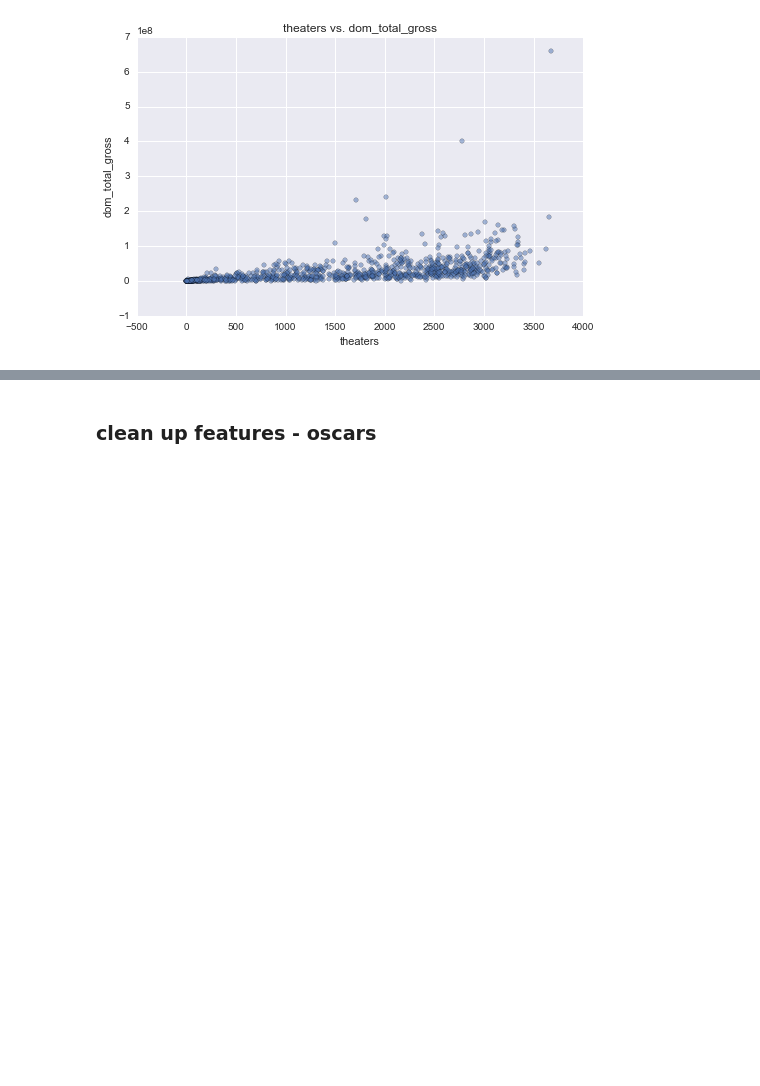
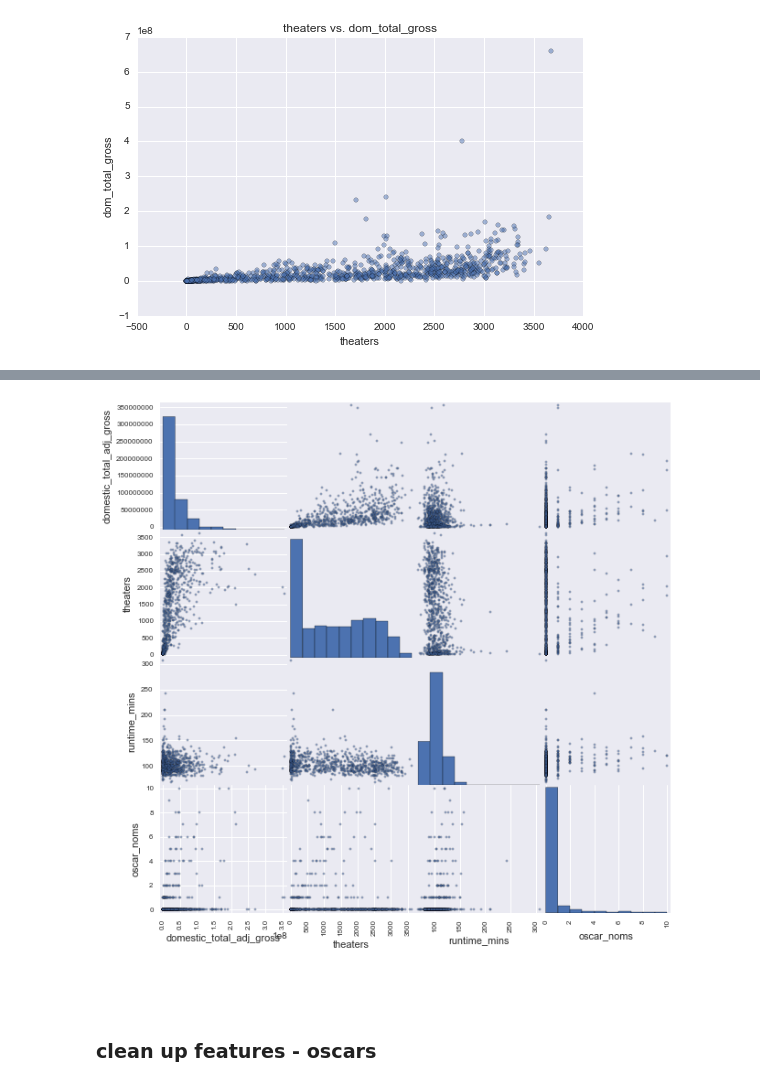
Before and after one commit to dianalam/movie-predictor, a Jupyter notebook: luther-analysis.ipynb, the cells around one changed output, grey strips where cells are left out. Drawn from its saved outputs; the diff is of its cells as text; code cells hidden in the pictures; blank space fills up the shorter version.

```diff
--- a/luther-analysis.ipynb
+++ b/luther-analysis.ipynb
@@ -330,3 +343,13 @@ plot_continuous('theaters', 'dom_total_gross', newer_movies)
+# %%
+# plot dom total adj gross vs features
+features = ['domestic_total_adj_gross', 'clean_rating', 'theaters', 'new_genre', 'runtime_mins', 'season', 'oscar_noms']
+
+scatter_matrix(train[features], figsize = (10, 10), alpha = 0.5, diagonal='hist')
+plt.show()
+# %% [output]
+[figure, added]
+# %% [markdown]
+###
 # %% [markdown]
 ### clean up features - oscars
 # %%
```
Also changed, not shown: parts of 33 cells of this notebook.
